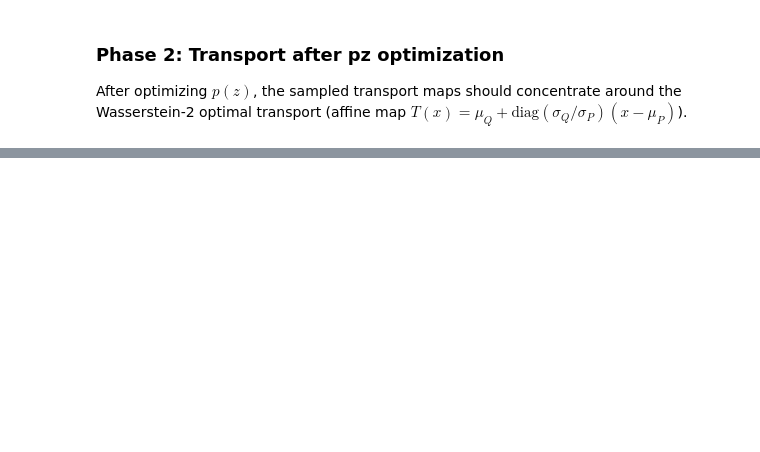
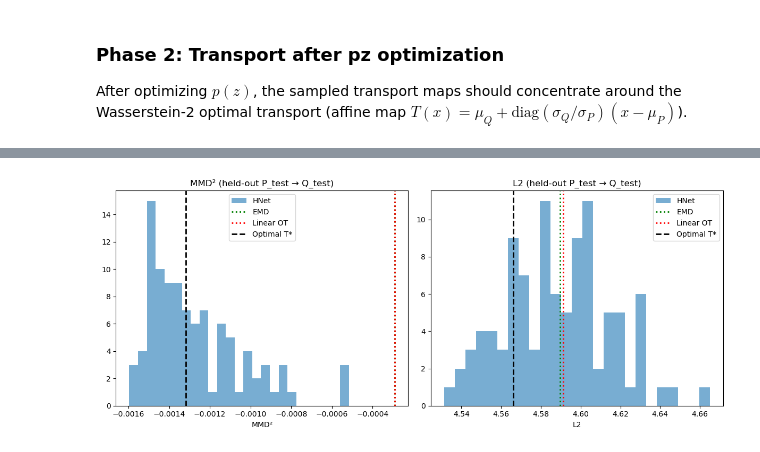
Before and after one commit to nathanieljevans/hypernet, a Jupyter notebook: notebooks/05_OPTIMAL_TRANSPORT.ipynb, the cells around one changed output, grey strips where cells are left out. Saved outputs shown, nothing was run; the diff lists cells and outputs as text; code cells hidden in the pictures; blank space fills up the shorter version.

```diff
--- a/notebooks/05_OPTIMAL_TRANSPORT.ipynb
+++ b/notebooks/05_OPTIMAL_TRANSPORT.ipynb
@@ -252,0 +264,19 @@ plt.show()
+# %%
+def L2(X_source, X_transported):
+    """L2 transport cost of a paired map: sqrt(mean(||x - T(x)||^2))."""
+    return float(np.sqrt(np.mean(np.sum((X_source - X_transported) ** 2, axis=-1))))
+
+
+def mmd_rbf(X, Y, bandwidth=None):
+    """Unbiased MMD² with RBF kernel between two (n, d) sample arrays.
+    Bandwidth defaults to median pairwise distance in Y."""
+    if bandwidth is None:
+        dists = np.sqrt(np.sum((Y[:, None] - Y[None, :]) ** 2, axis=-1))
+        bandwidth = float(np.median(dists[np.triu_indices(len(Y), k=1)]))
+    def rbf(A, B):
+        return np.exp(-np.sum((A[:, None] - B[None, :]) ** 2, axis=-1) / (2 * bandwidth ** 2))
+    Kxx, Kyy, Kxy = rbf(X, X), rbf(Y, Y), rbf(X, Y)
+    np.fill_diagonal(Kxx, 0)
+    np.fill_diagonal(Kyy, 0)
+    n, m = len(X), len(Y)
+    return float(Kxx.sum() / (n * (n - 1)) + Kyy.sum() / (m * (m - 1)) - 2 * Kxy.mean())
@@ -252,0 +349,18 @@ plt.show()
+# %%
+# --- Plot ---
+fig, axes = plt.subplots(1, 2, figsize=(12, 5))
+colors = {'EMD': 'green', 'Linear OT': 'red', 'Optimal T*': 'black'}
+styles = {'EMD': ':', 'Linear OT': ':', 'Optimal T*': '--'}
+
+for ax, hnet_vals, key, label in [(axes[0], hnet_mmds, 'MMD', 'MMD²'), (axes[1], hnet_l2s, 'L2', 'L2')]:
+    ax.hist(hnet_vals, bins=25, alpha=0.6, label='HNet')
+    for name, m in results.items():
+        ax.axvline(x=m[key], color=colors[name], ls=styles[name], lw=2, label=name)
+    ax.set_xlabel(label)
+    ax.set_title(f'{label} (held-out P_test → Q_test)')
+    ax.legend()
+
+plt.tight_layout()
+plt.show()
+# %% [output]
+[figure, added]
```
Also changed, not shown: parts of 12 cells of this notebook.
